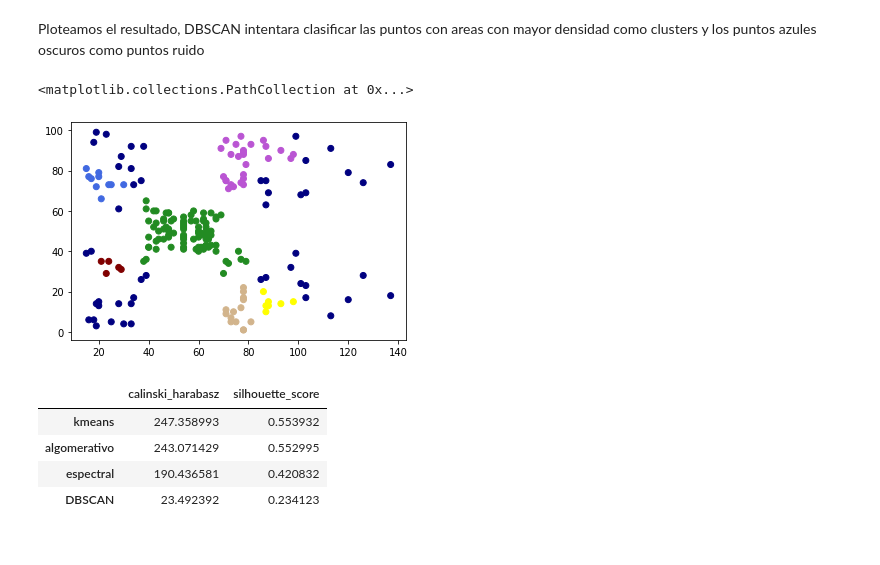
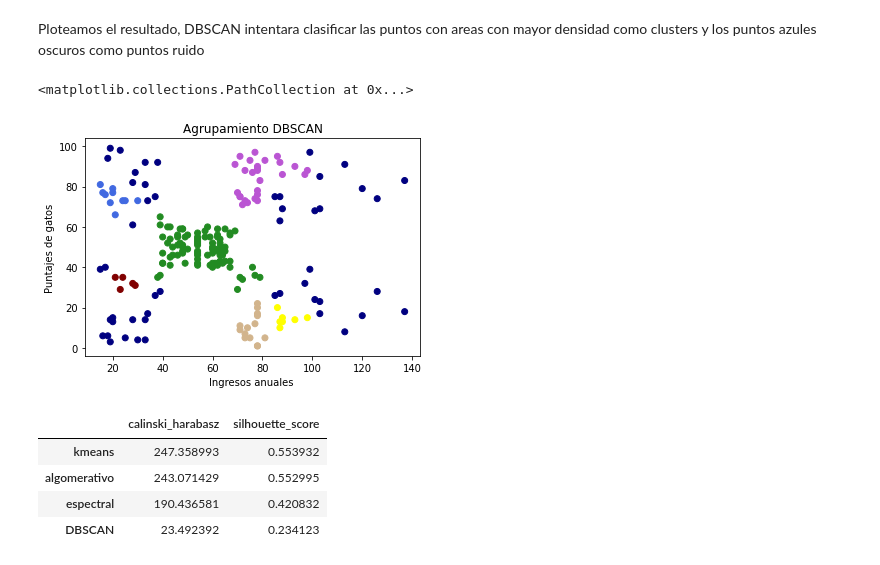
Before and after one commit to jignacioh/ActividadAprendizaNoSupervisado, a Jupyter notebook: Kmeanss_mall.ipynb, the cells around one changed output. Saved outputs shown, nothing was run; the diff lists cells and outputs as text; code cells hidden in the pictures.

```diff
--- a/Kmeanss_mall.ipynb
+++ b/Kmeanss_mall.ipynb
@@ -182,10 +191,13 @@ vectorizer = np.vectorize(lambda x: colors[x % len(colors)])
 # %% [markdown]
 Ploteamos el resultado, DBSCAN intentara clasificar las puntos con areas con mayor densidad como clusters y los puntos azules oscuros como puntos ruido
 # %%
+plt.title('Agrupamiento DBSCAN')
+plt.xlabel('Ingresos anuales ')
+plt.ylabel('Puntajes de gatos')
 plt.scatter(Dx[:,0], Dx[:,1], c=vectorizer(clusters))
 # %% [output]
 <matplotlib.collections.PathCollection at 0x...>
-[figure, old version]
+[figure, new version]
 # %%
 df.loc['DBSCAN'] = [calinski_harabasz_score(Dx, clusters),silhouette_score(Dx,clusters) ]
 df
```
Also changed, not shown: parts of 4 cells of this notebook.
